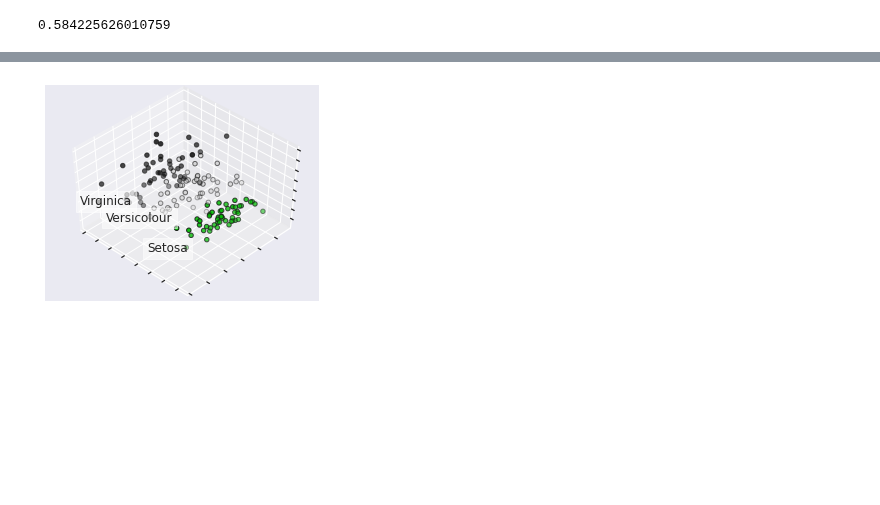
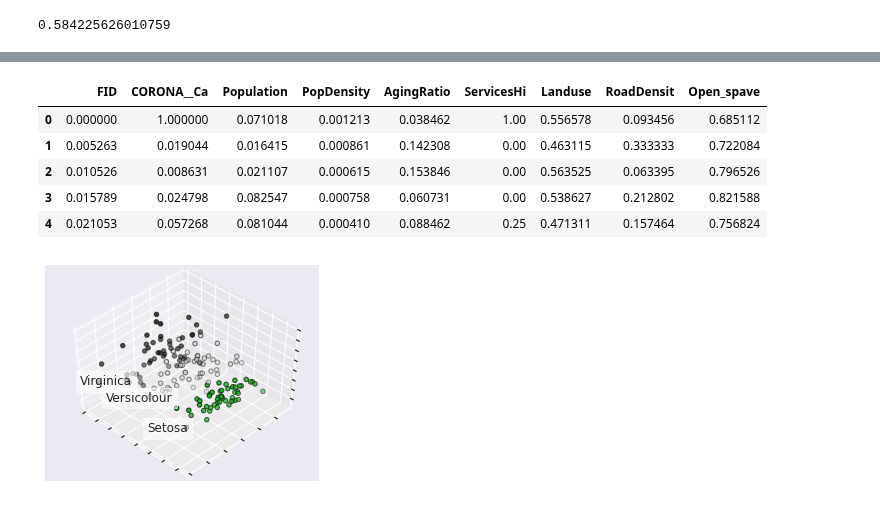
Before and after one commit to saja-aish12/MachineLearning, a Jupyter notebook: machine_project.ipynb, the cells around one changed output, grey strips where cells are left out. Saved outputs shown, nothing was run; the diff lists cells and outputs as text; code cells hidden in the pictures; blank space fills up the shorter version.

```diff
--- a/machine_project.ipynb
+++ b/machine_project.ipynb
@@ -118,3 +237,18 @@ clf.score(X_test, y_test)
+# %%
+# ---- Using The win - max feature scaling
+from sklearn import preprocessing
+scaler = preprocessing.MinMaxScaler(feature_range=(0,1))
+names= data.columns
+d = scaler.fit_transform(data)
+data =pd.DataFrame(d,columns=names)
+data.head()
+# %% [output]
+|  | FID | CORONA__Ca | Population | PopDensity | AgingRatio | ServicesHi | Landuse | RoadDensit | Open_spave |
+| 0 | 0.000000 | 1.000000 | 0.071018 | 0.001213 | 0.038462 | 1.00 | 0.556578 | 0.093456 | 0.685112 |
+| 1 | 0.005263 | 0.019044 | 0.016415 | 0.000861 | 0.142308 | 0.00 | 0.463115 | 0.333333 | 0.722084 |
+| 2 | 0.010526 | 0.008631 | 0.021107 | 0.000615 | 0.153846 | 0.00 | 0.563525 | 0.063395 | 0.796526 |
+| 3 | 0.015789 | 0.024798 | 0.082547 | 0.000758 | 0.060731 | 0.00 | 0.538627 | 0.212802 | 0.821588 |
+| 4 | 0.021053 | 0.057268 | 0.081044 | 0.000410 | 0.088462 | 0.25 | 0.471311 | 0.157464 | 0.756824 |
 # %%
 #scaler = StandardScaler()
 #X_train = scaler.fit_transform(X_train)
```
Also changed, not shown: parts of 17 cells of this notebook.
